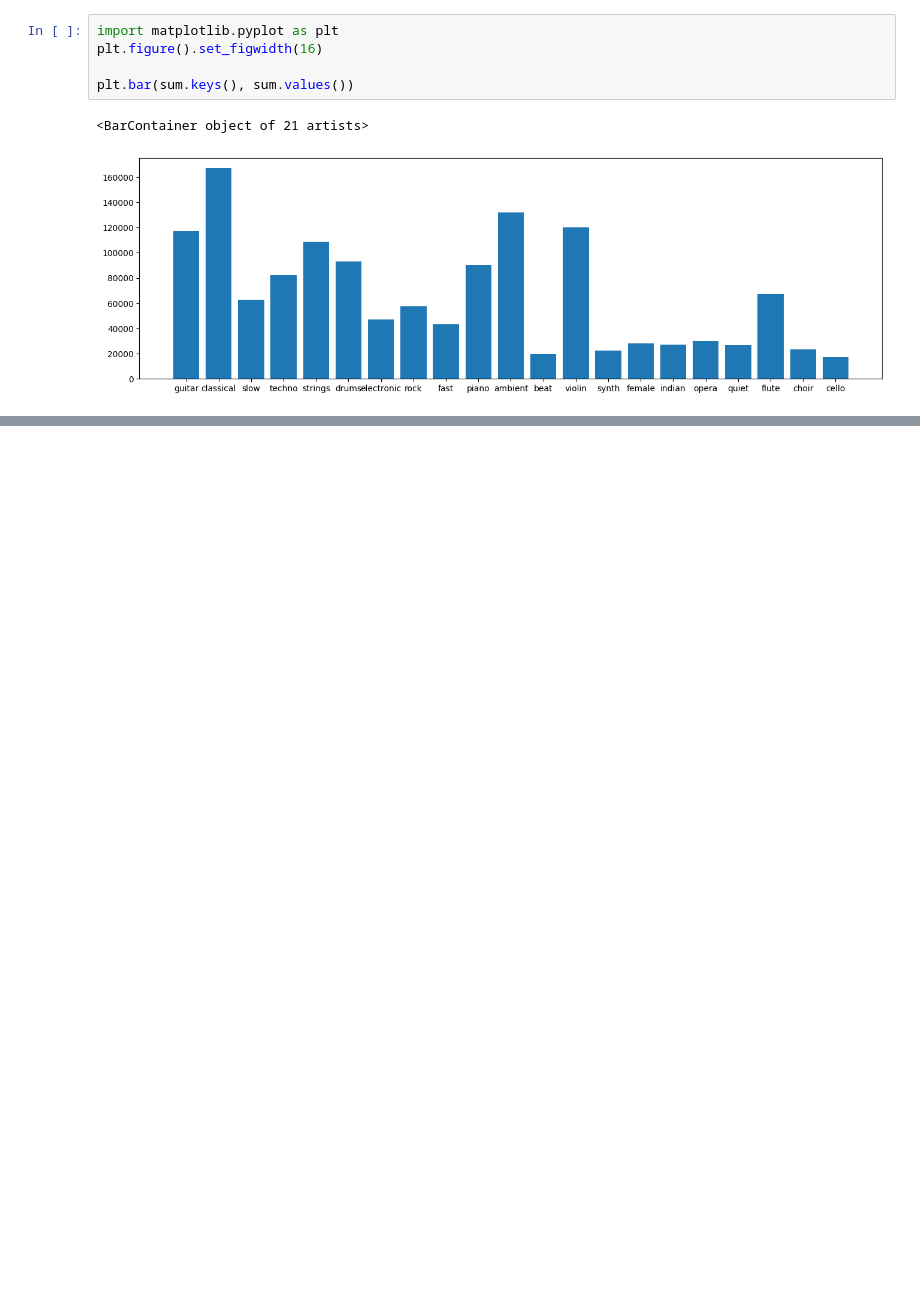
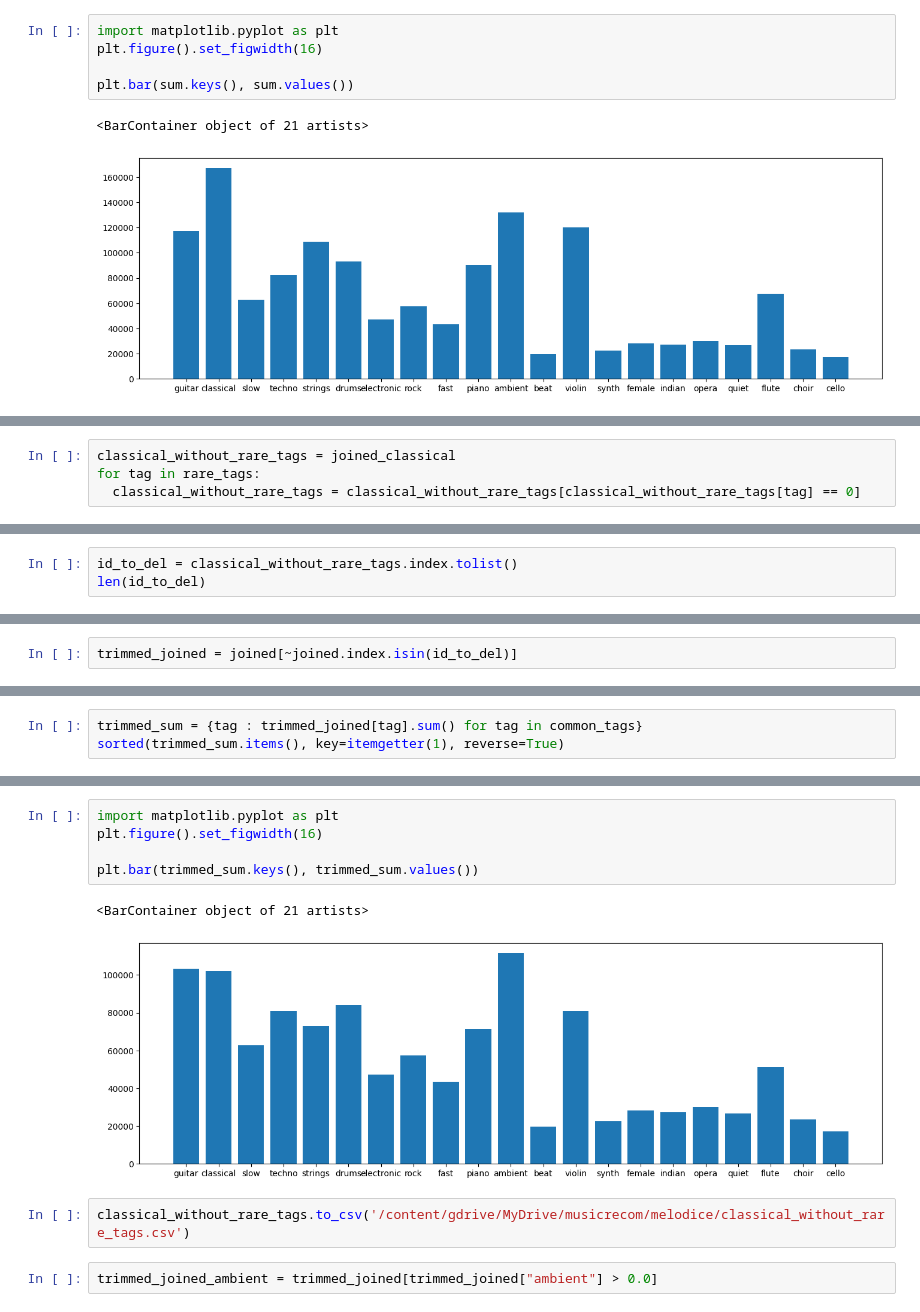
Before and after one commit to MarGromadzka/music-recommendation, a Jupyter notebook: notebooks/tagged_music_expolaration.ipynb, the cells around one changed output, grey strips where cells are left out. Drawn from its saved outputs; the diff is of its cells as text; blank space fills up the shorter version.

```diff
--- a/notebooks/tagged_music_expolaration.ipynb
+++ b/notebooks/tagged_music_expolaration.ipynb
@@ -187,0 +253,4 @@ plt.bar(sum.keys(), sum.values())
+# %%
+classical_without_rare_tags = joined_classical
+for tag in rare_tags:
+  classical_without_rare_tags = classical_without_rare_tags[classical_without_rare_tags[tag] == 0]
@@ -187,0 +278,3 @@ plt.bar(sum.keys(), sum.values())
+# %%
+id_to_del = classical_without_rare_tags.index.tolist()
+len(id_to_del)
@@ -187,0 +283,2 @@ plt.bar(sum.keys(), sum.values())
+# %%
+trimmed_joined = joined[~joined.index.isin(id_to_del)]
@@ -187,0 +289,3 @@ plt.bar(sum.keys(), sum.values())
+# %%
+trimmed_sum = {tag : trimmed_joined[tag].sum() for tag in common_tags}
+sorted(trimmed_sum.items(), key=itemgetter(1), reverse=True)
@@ -187,0 +310,12 @@ plt.bar(sum.keys(), sum.values())
+# %%
+import matplotlib.pyplot as plt
+plt.figure().set_figwidth(16)
+
+plt.bar(trimmed_sum.keys(), trimmed_sum.values())
+# %% [output]
+<BarContainer object of 21 artists>
+[figure, added]
+# %%
+classical_without_rare_tags.to_csv('/content/gdrive/MyDrive/musicrecom/melodice/classical_without_rare_tags.csv')
+# %%
+trimmed_joined_ambient = trimmed_joined[trimmed_joined["ambient"] > 0.0]
```
Also changed, not shown: parts of 71 cells of this notebook, 2 other files.
